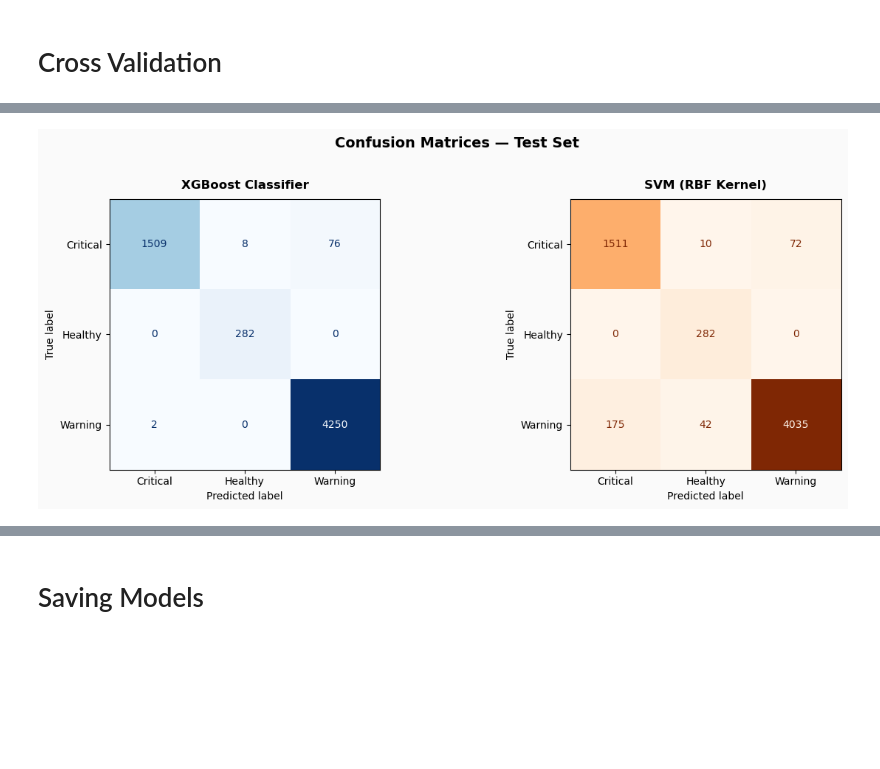
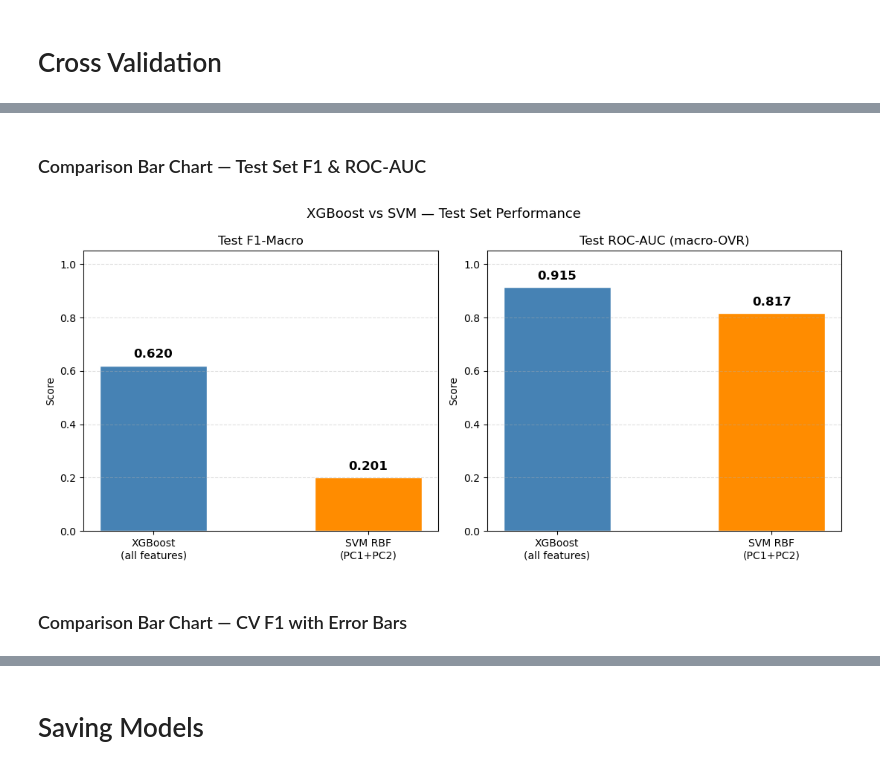
Before and after one commit to bytefairy0/MachineGuard-mlops-pipeline, a Jupyter notebook: notebooks/classification.ipynb, the cells around one changed output, grey strips where cells are left out. Drawn from its saved outputs; the diff is of its cells as text; code cells hidden in the pictures; blank space fills up the shorter version.

```diff
--- a/notebooks/classification.ipynb
+++ b/notebooks/classification.ipynb
@@ -30,4 +21,4 @@ os.makedirs("outputs", exist_ok=True)
 # %%
-df = pd.read_csv('../data/cleaned_data/clustered.csv')
+df = pd.read_csv('../data/cleaned_data/clustered_data.csv')
 df.head()
 # %% [output]
@@ -82,10 +101,13 @@ Class mapping : {'Critical': np.int64(0), 'Healthy': np.int64(1), 'Warning': np.
 # %% [markdown]
 # Data Splitting
 # %%
-X_train, X_test, y_train, y_test = train_test_split( X, y_enc,test_size=0.20,random_state=42,stratify=y_enc  )    # keeps class proportions in both splits)
+X_train, X_test, y_train, y_test = train_test_split(
+    X, y, test_size=0.2, random_state=42, stratify=y
+)
 
-print(f"Train size: {X_train.shape[0]}")
-print(f"Test size: {X_test.shape[0]}")
-print(f"Train class dist: { dict(zip(*np.unique(y_train, return_counts=True))) }")
-print(f"Test  class dist: { dict(zip(*np.unique(y_test,  return_counts=True))) }")
+X_svm_train, X_svm_test = X_train[SVM_FEATURES], X_test[SVM_FEATURES]
+
+print(f'Train size: {len(X_train)} | Test size: {len(X_test)}')
+print('\nClass distribution in test set:')
+print(y_test.value_counts().sort_index().rename(label_map))
 # %% [output]
@@ -229,22 +407,29 @@ plt.show()
+# %% [markdown]
+### Comparison Bar Chart — Test Set F1 & ROC-AUC
 # %%
-# ── Plot 2: Confusion Matrices (side by side) ──
-fig, axes = plt.subplots(1, 2, figsize=(13, 5), facecolor=fig_bg)
-for ax, y_pred, title, cmap in zip(
-        axes,
-        [y_pred_xgb, y_pred_svm],
-        ["XGBoost Classifier", "SVM (RBF Kernel)"],
-        ["Blues", "Oranges"]):
+fig, axes = plt.subplots(1, 2, figsize=(11, 5))
+model_names = ['XGBoost\n(all features)', 'SVM RBF\n(PC1+PC2)']
+colors = ['steelblue', 'darkorange']
 
-    cm = confusion_matrix(y_test, y_pred)
-    disp = ConfusionMatrixDisplay(confusion_matrix=cm, display_labels=classes)
-    disp.plot(ax=ax, cmap=cmap, colorbar=False)
-    ax.set_title(title, fontsize=12, fontweight="bold", pad=10)
-    ax.set_facecolor(fig_bg)
+for ax, (metric, vals) in zip(axes, [
+    ('Test F1-Macro', [f1_xgb, f1_svm]),
+    ('Test ROC-AUC (macro-OVR)', [auc_xgb, auc_svm])
+]):
+    bars = ax.bar(model_names, vals, color=colors, edgecolor='white', width=0.5)
+    ax.set_ylim(0, 1.05)
+    ax.set_title(metric, fontsize=12)
+    ax.set_ylabel('Score')
+    ax.grid(axis='y', linestyle='--', alpha=0.4)
+    for bar, v in zip(bars, vals):
+        ax.text(bar.get_x() + bar.get_width()/2, v + 0.02,
+                f'{v:.3f}', ha='center', va='bottom', fontsize=12, fontweight='bold')
 
-fig.suptitle("Confusion Matrices — Test Set", fontsize=14, fontweight="bold", y=1.02)
+plt.suptitle('XGBoost vs SVM — Test Set Performance', fontsize=13)
 plt.tight_layout()
-plt.savefig("outputs/02_confusion_matrices.png", dpi=150, bbox_inches="tight")
+plt.savefig('test_comparison.png', dpi=150)
 plt.show()
 # %% [output]
-[figure, old version]
+[figure, new version]
+# %% [markdown]
+### Comparison Bar Chart — CV F1 with Error Bars
 # %%
```
Also changed, not shown: parts of 36 cells of this notebook, 20 other files.
